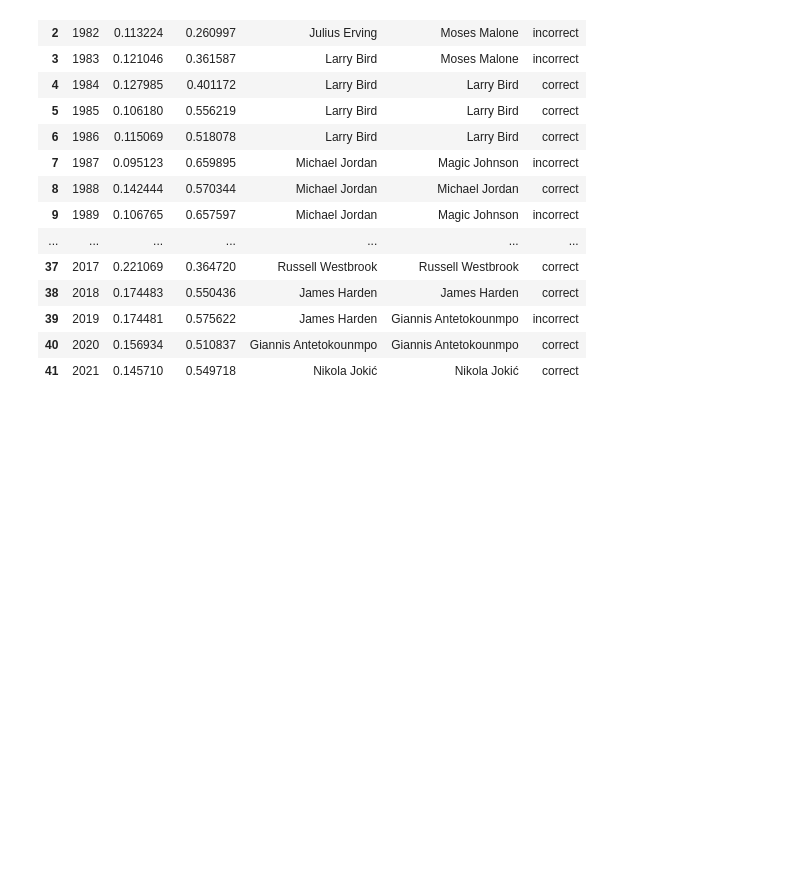
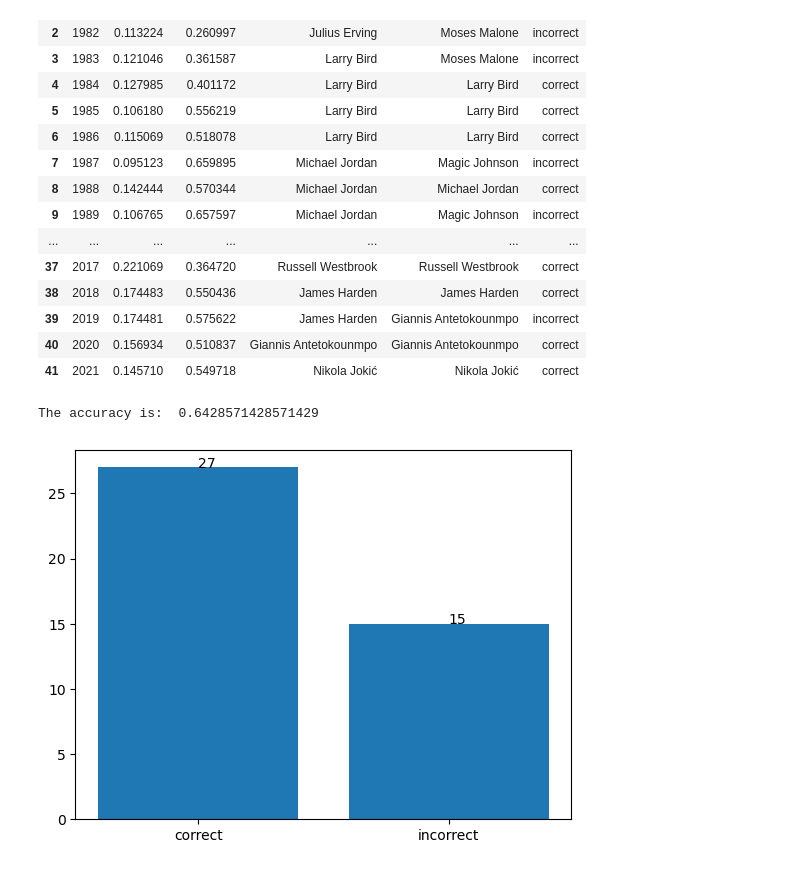
Before and after one commit to alexusbernard17/ml-group-project, a Jupyter notebook: NBA Data Analysis Team Proj.ipynb, the cells around one changed output. Cells and saved outputs as stored; diff of their text form; code cells hidden in the pictures; blank space fills up the shorter version.

```diff
--- a/NBA Data Analysis Team Proj.ipynb
+++ b/NBA Data Analysis Team Proj.ipynb
@@ -410,3 +410,30 @@ lr_summary
 | 39 | 2019 | 0.174481 | 0.575622 | James Harden | Giannis Antetokounmpo | incorrect |
 | 40 | 2020 | 0.156934 | 0.510837 | Giannis Antetokounmpo | Giannis Antetokounmpo | correct |
 | 41 | 2021 | 0.145710 | 0.549718 | Nikola Jokić | Nikola Jokić | correct |
+# %%
+
+alist2 = ['correct', 'incorrect']
+a2 = 0
+b2 = 0
+for i in lr_summary['Label']:
+    if i == 'correct':
+        a2 = a2 + 1
+    if i == 'incorrect':
+        b2 = b2 + 1
+blist2 = [a2, b2]
+
+def addlabels(x,y):
+    for i in range(len(alist2)):
+        plt.text(i,y[i],y[i])
+
+
+
+addlabels(alist2, blist2)
+
+
+
+plt.bar(alist2, blist2)
+print('The accuracy is: ' ,+  lr_accuracy)
+# %% [output]
+The accuracy is:  0.6428571428571429
+[figure, added]
```
Also changed, not shown: parts of 12 cells of this notebook, 15 other files.
